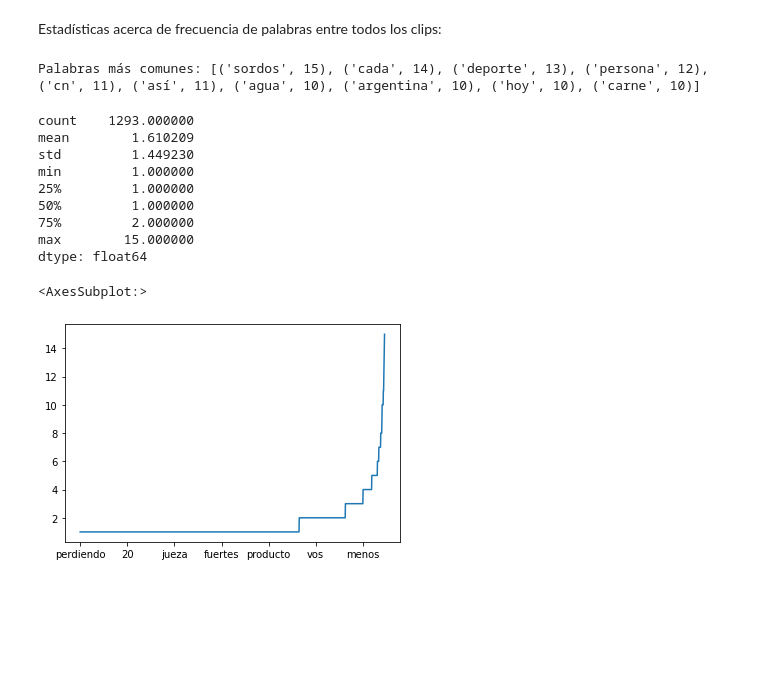
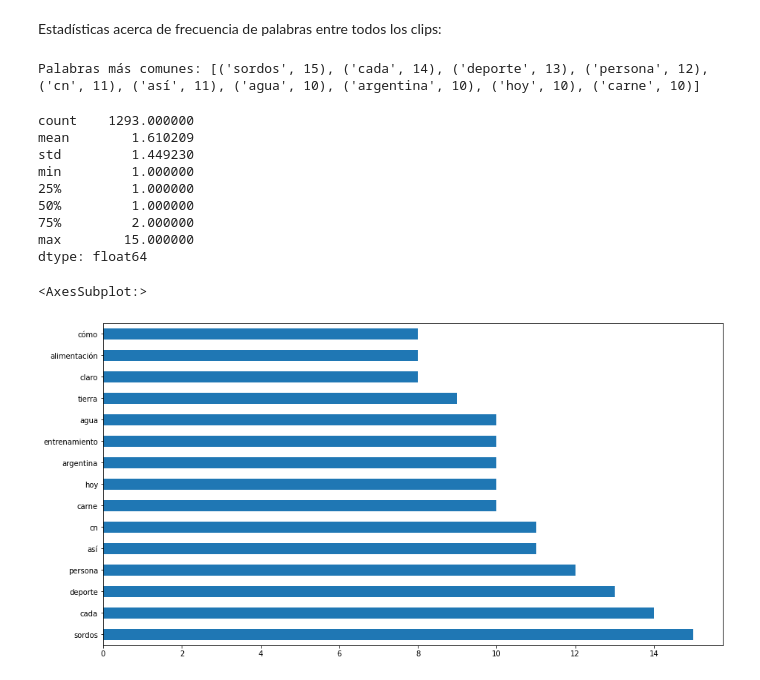
Before and after one commit to midusi/LSA-T, a Jupyter notebook: subtitles-analysis.ipynb, the cells around one changed output. Cells and saved outputs as stored; diff of their text form; code cells hidden in the pictures; blank space fills up the shorter version.

```diff
--- a/subtitles-analysis.ipynb
+++ b/subtitles-analysis.ipynb
@@ -94,26 +89,25 @@ Estadísticas acerca de frecuencia de palabras entre todos los clips:
 # %%
 from collections import Counter
 
 total_words = [item for sublist in words.values() for item in sublist]
 word_count = Counter(total_words)
-print('Palabras más comunes:', word_count.most_common(10))
 
-total_words_s = pd.Series(word_count).sort_values()
+total_words_s = pd.Series(word_count).sort_values(ascending=False)
 display(total_words_s.describe())
-display(total_words_s.plot())
+display(total_words_s.iloc[:15].plot.barh(figsize=(15,8)))
 # %% [output]
 Palabras más comunes: [('sordos', 15), ('cada', 14), ('deporte', 13), ('persona', 12), ('cn', 11), ('así', 11), ('agua', 10), ('argentina', 10), ('hoy', 10), ('carne', 10)]
 count    1293.000000
 mean        1.610209
 std         1.449230
 min         1.000000
 25%         1.000000
 50%         1.000000
 75%         2.000000
 max        15.000000
 dtype: float64
 <AxesSubplot:>
-[figure, old version]
+[figure, new version]
 # %%
 total_bigrams = [tuple(total_words[i:i + 2]) for i in range(len(total_words))]
 bigram_count = Counter(total_bigrams)
```
Also changed, not shown: parts of 5 cells of this notebook.
